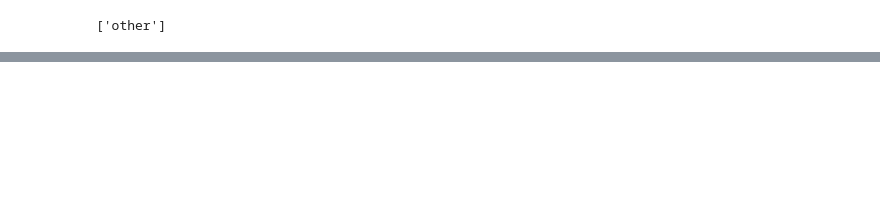
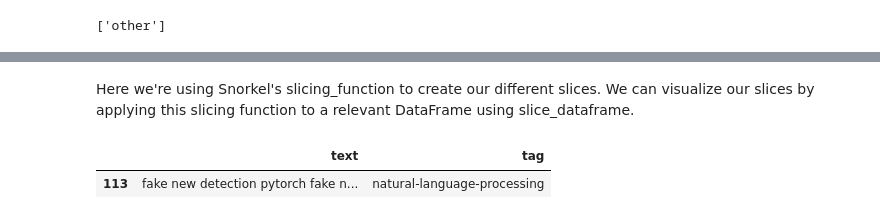
Before and after one commit to MerlinSchaefer/MLOps_course_mwml, a Jupyter notebook: Modeling/Modeling.ipynb, the cells around one changed output, grey strips where cells are left out. Cells and saved outputs as stored; diff of their text form; code cells hidden in the pictures; blank space fills up the shorter version.

```diff
--- a/Modeling/Modeling.ipynb
+++ b/Modeling/Modeling.ipynb
@@ -333,0 +465,10 @@ print (json.dumps(performance, indent=2))
+# %% [markdown]
+Here we're using Snorkel's slicing_function to create our different slices. We can visualize our slices by applying this slicing function to a relevant DataFrame using slice_dataframe.
+# %%
+# Used to show raw text
+test_df = pd.DataFrame({"text": X_test_raw, "tag": label_encoder.decode(y_test)})
+nlp_cnn_df = slice_dataframe(test_df, nlp_cnn)
+nlp_cnn_df[["text","tag"]].head()
+# %% [output]
+|  | text | tag |
+| 113 | fake new detection pytorch fake n... | natural-language-processing |
```
Also changed, not shown: parts of 42 cells of this notebook, 2 other files.
